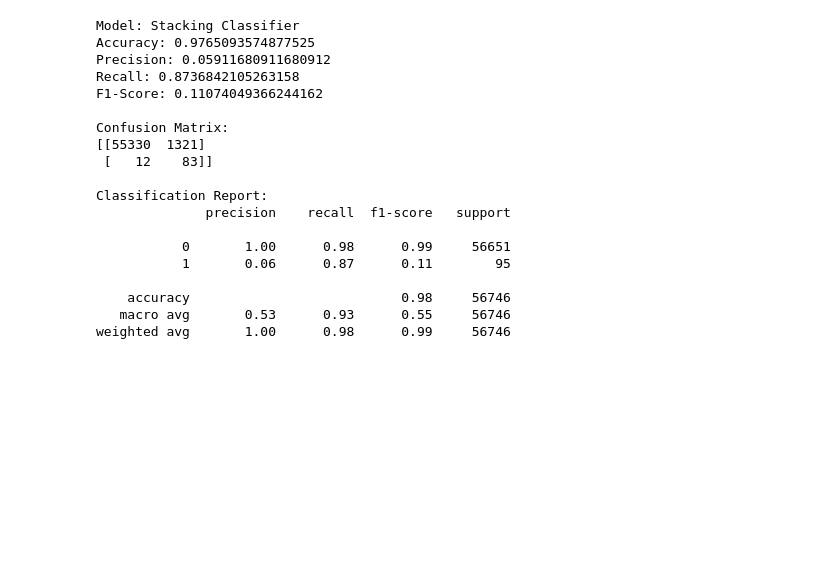
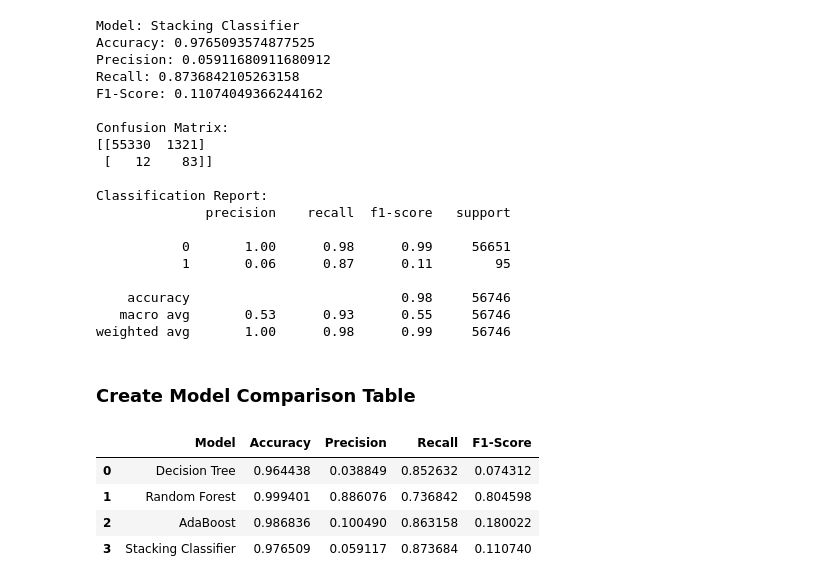
Before and after one commit to RealElvince/mini-project-random-forest, a Jupyter notebook: notebooks/decision_tree_ensemble_methods.ipynb, the cells around one changed output. Saved outputs shown, nothing was run; the diff lists cells and outputs as text; code cells hidden in the pictures; blank space fills up the shorter version.

Commit message:
create model comparison table

```diff
--- a/notebooks/decision_tree_ensemble_methods.ipynb
+++ b/notebooks/decision_tree_ensemble_methods.ipynb
@@ -471,3 +471,15 @@ Classification Report:
     accuracy                           0.98     56746
    macro avg       0.53      0.93      0.55     56746
 weighted avg       1.00      0.98      0.99     56746
+# %% [markdown]
+### Create Model Comparison Table
+# %%
+results_df = pd.DataFrame(model_results)
+
+results_df
+# %% [output]
+|  | Model | Accuracy | Precision | Recall | F1-Score |
+| 0 | Decision Tree | 0.964438 | 0.038849 | 0.852632 | 0.074312 |
+| 1 | Random Forest | 0.999401 | 0.886076 | 0.736842 | 0.804598 |
+| 2 | AdaBoost | 0.986836 | 0.100490 | 0.863158 | 0.180022 |
+| 3 | Stacking Classifier | 0.976509 | 0.059117 | 0.873684 | 0.110740 |
```
